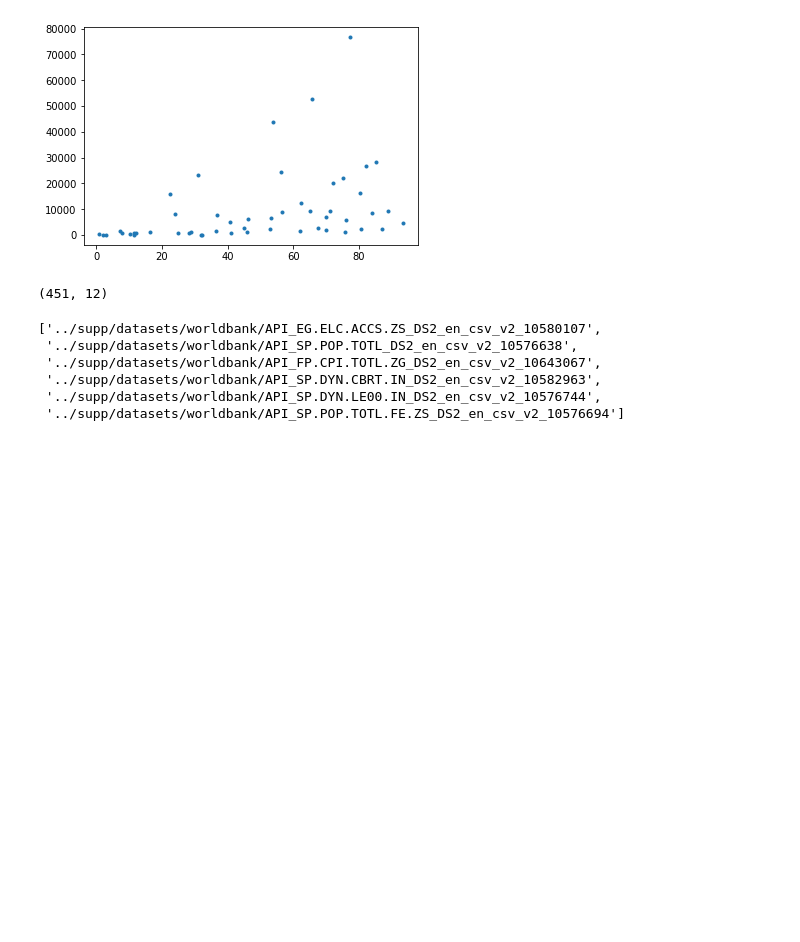
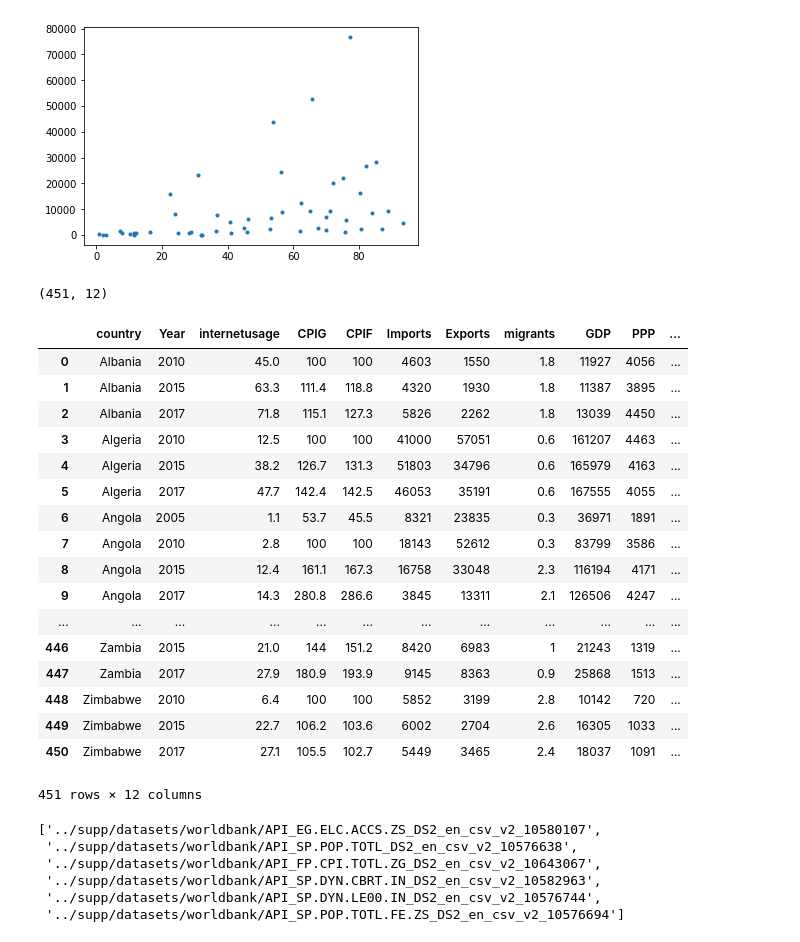
Before and after one commit to vafaei-ar/DSWSs, a Jupyter notebook: S04/notebooks/SS02-02.ipynb, the cells around one changed output. Drawn from its saved outputs; the diff is of its cells as text; code cells hidden in the pictures; blank space fills up the shorter version.

```diff
--- a/S04/notebooks/SS02-02.ipynb
+++ b/S04/notebooks/SS02-02.ipynb
@@ -290,6 +294,27 @@ for i in cols:
 df_merged.shape
 # %% [output]
 (451, 12)
+# %%
+df_merged
+# %% [output]
+|  | country | Year | internetusage | CPIG | CPIF | Imports | Exports | migrants | GDP | PPP | ... |
+| 0 | Albania | 2010 | 45.0 | 100 | 100 | 4603 | 1550 | 1.8 | 11927 | 4056 | ... |
+| 1 | Albania | 2015 | 63.3 | 111.4 | 118.8 | 4320 | 1930 | 1.8 | 11387 | 3895 | ... |
+| 2 | Albania | 2017 | 71.8 | 115.1 | 127.3 | 5826 | 2262 | 1.8 | 13039 | 4450 | ... |
+| 3 | Algeria | 2010 | 12.5 | 100 | 100 | 41000 | 57051 | 0.6 | 161207 | 4463 | ... |
+| 4 | Algeria | 2015 | 38.2 | 126.7 | 131.3 | 51803 | 34796 | 0.6 | 165979 | 4163 | ... |
+| 5 | Algeria | 2017 | 47.7 | 142.4 | 142.5 | 46053 | 35191 | 0.6 | 167555 | 4055 | ... |
+| 6 | Angola | 2005 | 1.1 | 53.7 | 45.5 | 8321 | 23835 | 0.3 | 36971 | 1891 | ... |
+| 7 | Angola | 2010 | 2.8 | 100 | 100 | 18143 | 52612 | 0.3 | 83799 | 3586 | ... |
+| 8 | Angola | 2015 | 12.4 | 161.1 | 167.3 | 16758 | 33048 | 2.3 | 116194 | 4171 | ... |
+| 9 | Angola | 2017 | 14.3 | 280.8 | 286.6 | 3845 | 13311 | 2.1 | 126506 | 4247 | ... |
+| ... | ... | ... | ... | ... | ... | ... | ... | ... | ... | ... | ... |
+| 446 | Zambia | 2015 | 21.0 | 144 | 151.2 | 8420 | 6983 | 1 | 21243 | 1319 | ... |
+| 447 | Zambia | 2017 | 27.9 | 180.9 | 193.9 | 9145 | 8363 | 0.9 | 25868 | 1513 | ... |
+| 448 | Zimbabwe | 2010 | 6.4 | 100 | 100 | 5852 | 3199 | 2.8 | 10142 | 720 | ... |
+| 449 | Zimbabwe | 2015 | 22.7 | 106.2 | 103.6 | 6002 | 2704 | 2.6 | 16305 | 1033 | ... |
+| 450 | Zimbabwe | 2017 | 27.1 | 105.5 | 102.7 | 5449 | 3465 | 2.4 | 18037 | 1091 | ... |
+451 rows × 12 columns
 # %%
 zip_ref = zipfile.ZipFile('../datasets/worldbank.zip', 'r')
 zip_ref.extractall('../datasets/')
```
Also changed, not shown: parts of 2 cells of this notebook, 8 other files.
